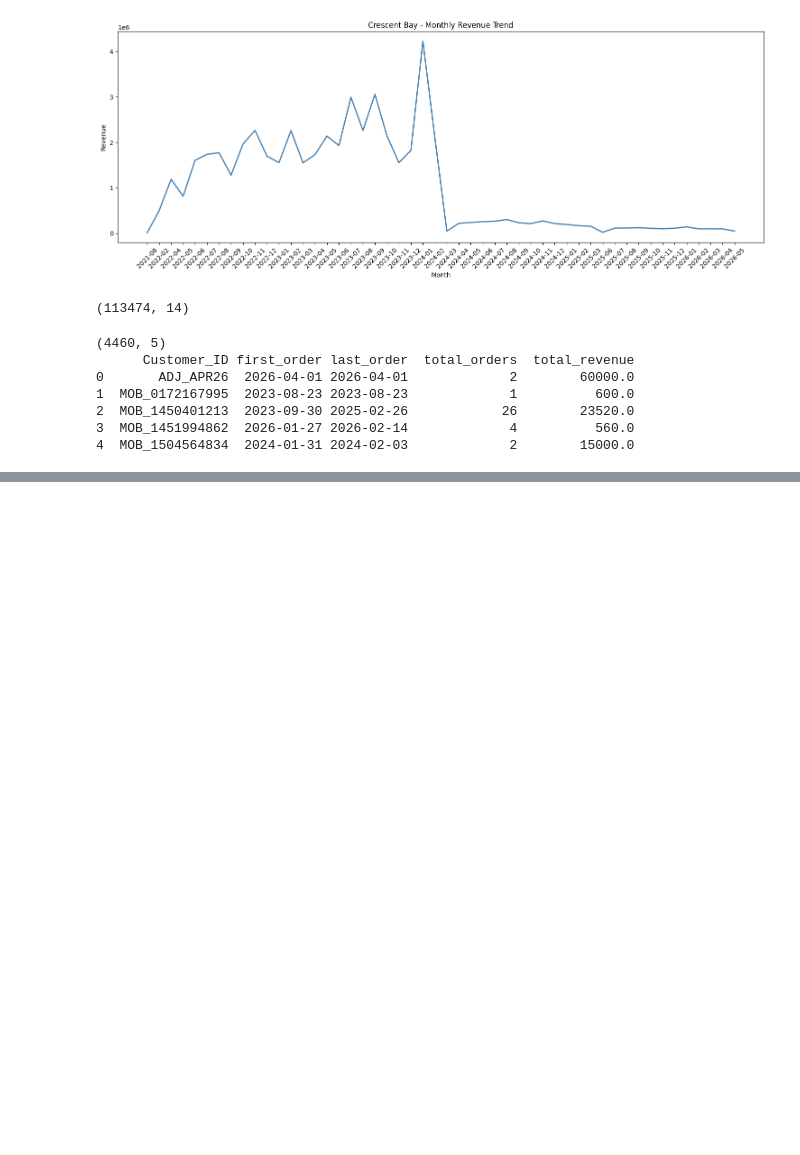
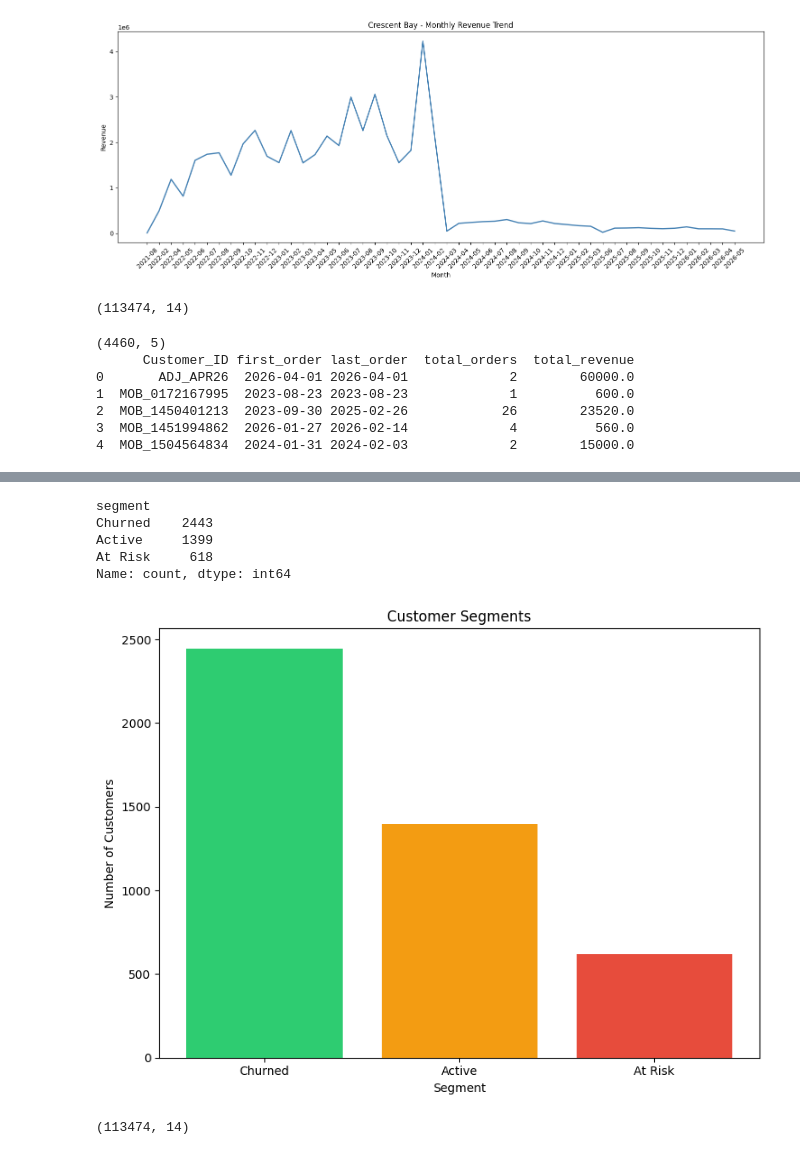
Before and after one commit to AstralDataScience/talegaon-farms-sales-analysis, a Jupyter notebook: Untitled.ipynb, the cells around one changed output, grey strips where cells are left out. Drawn from its saved outputs; the diff is of its cells as text; code cells hidden in the pictures; blank space fills up the shorter version.

```diff
--- a/Untitled.ipynb
+++ b/Untitled.ipynb
@@ -313,5 +313,9 @@ print(customer_activity.head())
 3  MOB_1451994862  2026-01-27 2026-02-14             4          560.0
 4  MOB_1504564834  2024-01-31 2024-02-03             2        15000.0
 # %%
-# Calculate since the last order
+# Calculate days since last order
 latest_date = df['Date'].max()
+customer_activity['days_since_last_order'] = (latest_date - customer_activity['last_order']).dt.days
+
+print("Latest date in data:", latest_date)
+print(customer_activity[['Customer_ID', 'last_order', 'days_since_last_order']].head(10))
@@ -317,0 +335,44 @@ latest_date = df['Date'].max()
+# %%
+# Define customer segments
+def segment_customer(days):
+    if days <= 60:
+        return 'Active'
+    elif days <= 180:
+        return 'At Risk'
+    else:
+        return 'Churned'
+
+customer_activity['segment'] = customer_activity['days_since_last_order'].apply(segment_customer)
+
+# Count each segment
+print(customer_activity['segment'].value_counts())
+
+# Plot
+segment_counts = customer_activity['segment'].value_counts()
+colors = ['#2ecc71', '#f39c12', '#e74c3c']
+
+plt.figure(figsize=(8,6))
+plt.bar(segment_counts.index, segment_counts.values, color=colors)
+plt.title('Customer Segments')
+plt.xlabel('Segment')
+plt.ylabel('Number of Customers')
+plt.tight_layout()
+plt.show()
+# %% [output]
+segment
+Churned    2443
+Active     1399
+At Risk     618
+Name: count, dtype: int64
+[figure, added]
+# %%
+import pandas as pd
+import matplotlib.pyplot as plt
+df = pd.read_csv('talegaon_final_clean.csv')
+df['Date'] = pd.to_datetime(df['Date'])
+bulk_index = df[df['Order_Total']==37502.1].index
+rows_to_drop = bulk_index[1:]
+df=df.drop(rows_to_drop)
+print(df.shape)
+# %% [output]
+(113474, 14)
```
Also changed, not shown: parts of 11 cells of this notebook.
